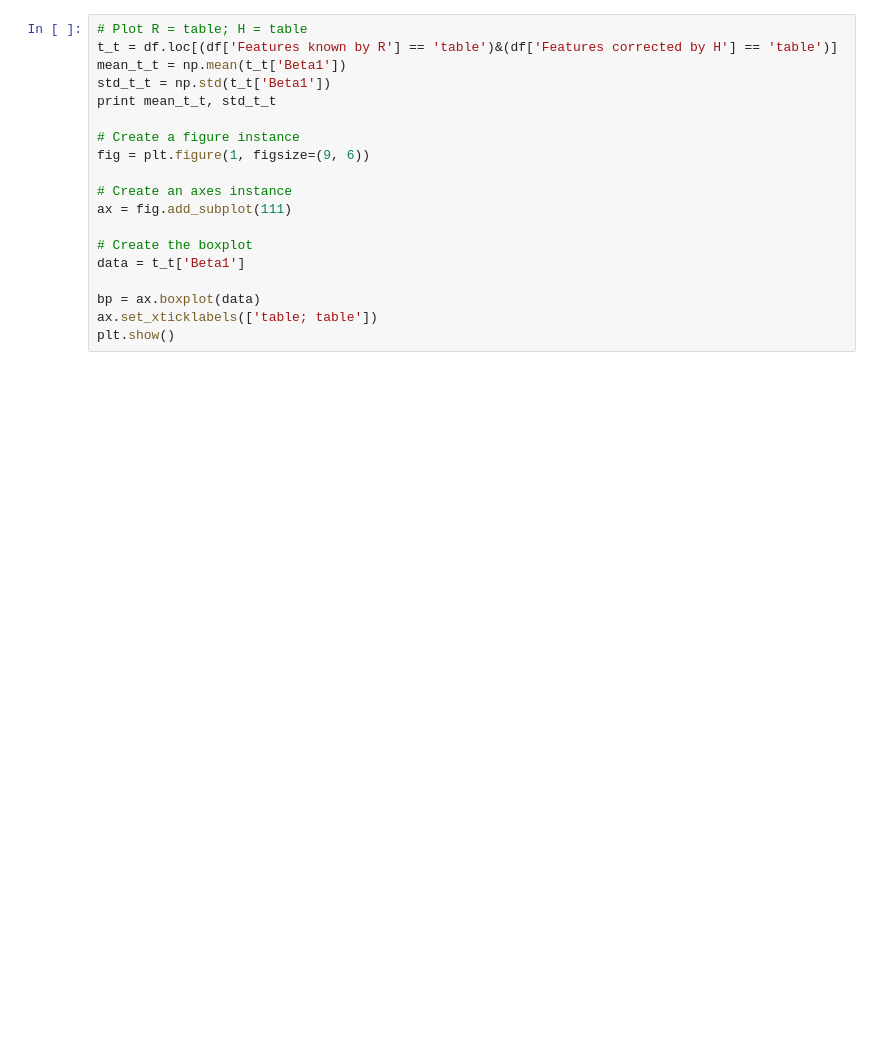
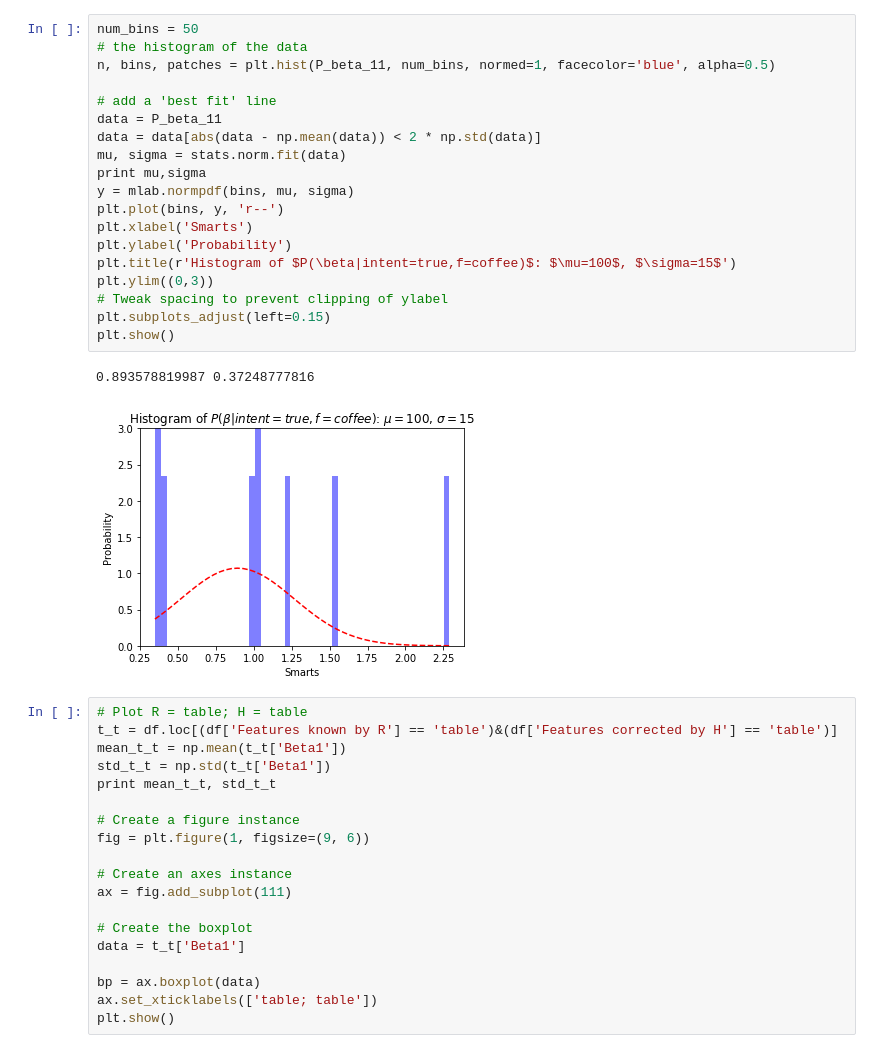
Before and after one commit to andreea7b/jaco_learning, a Jupyter notebook: src/data/experimental/plot_betas.ipynb, the cells around one changed output. Cells and saved outputs as stored; diff of their text form; blank space fills up the shorter version.

```diff
--- a/src/data/experimental/plot_betas.ipynb
+++ b/src/data/experimental/plot_betas.ipynb
@@ -75,3 +194,25 @@ Updates: [[ 6.28054786 -0.18975849 -0.1877819 ]]
+# %%
+num_bins = 50
+# the histogram of the data
+n, bins, patches = plt.hist(P_beta_11, num_bins, normed=1, facecolor='blue', alpha=0.5)
+
+# add a 'best fit' line
+data = P_beta_11
+data = data[abs(data - np.mean(data)) < 2 * np.std(data)]
+mu, sigma = stats.norm.fit(data)
+print mu,sigma
+y = mlab.normpdf(bins, mu, sigma)
+plt.plot(bins, y, 'r--')
+plt.xlabel('Smarts')
+plt.ylabel('Probability')
+plt.title(r'Histogram of $P(\beta|intent=true,f=coffee)$: $\mu=100$, $\sigma=15$')
+plt.ylim((0,3))
+# Tweak spacing to prevent clipping of ylabel
+plt.subplots_adjust(left=0.15)
+plt.show()
+# %% [output]
+0.893578819987 0.37248777816
+[figure, added]
 # %%
 # Plot R = table; H = table
 t_t = df.loc[(df['Features known by R'] == 'table')&(df['Features corrected by H'] == 'table')]
```
Also changed, not shown: parts of 5 cells of this notebook.
